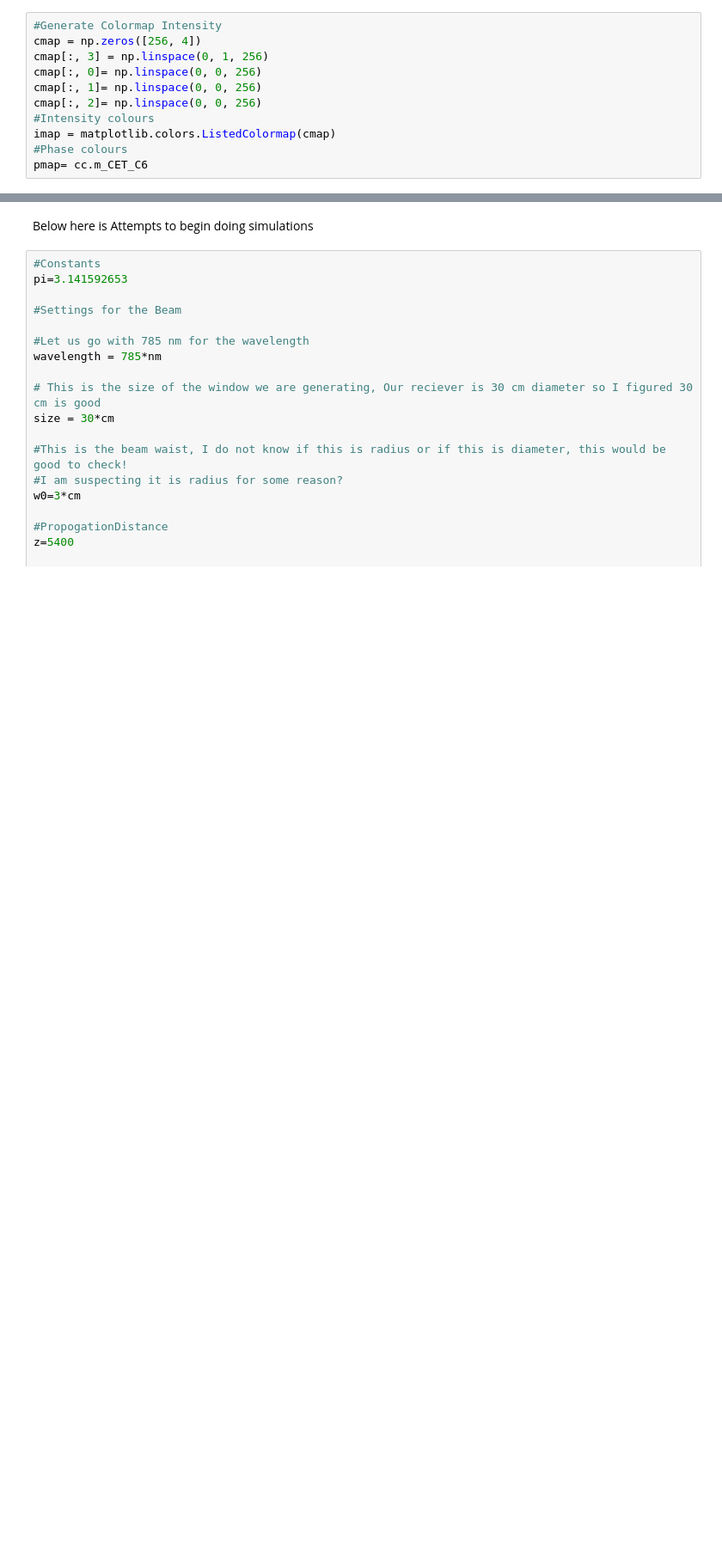
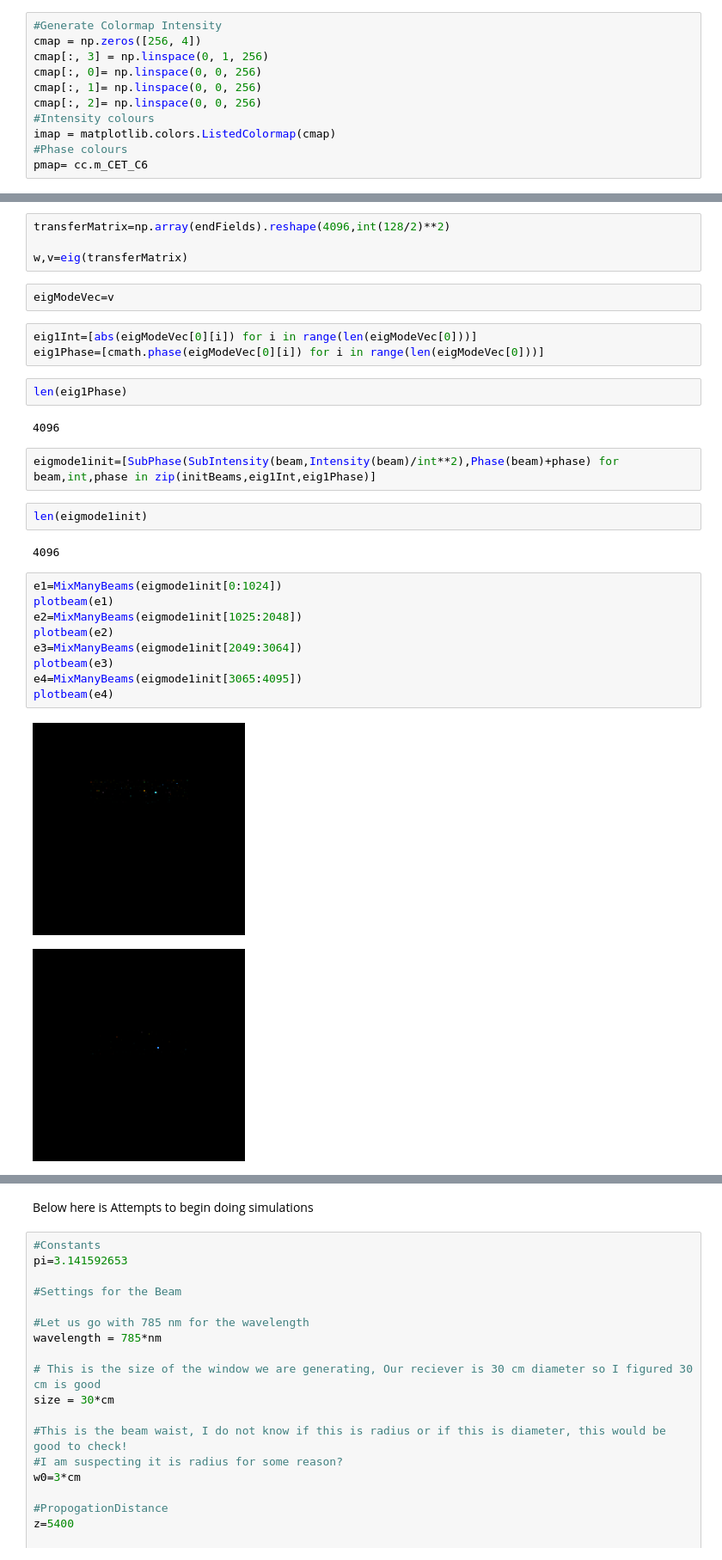
Before and after one commit to LukasScarfe/MultiplaneTurb, a Jupyter notebook: Lukas_Workspace.ipynb, the cells around one changed output, grey strips where cells are left out. Shown: that part at 86% size. Drawn from its saved outputs; the diff is of its cells as text; blank space fills up the shorter version.

Commit message:
So many updates to my own code

```diff
--- a/Lukas_Workspace.ipynb
+++ b/Lukas_Workspace.ipynb
@@ -302,0 +308,31 @@ plt.show()
+# %%
+transferMatrix=np.array(endFields).reshape(4096,int(128/2)**2)
+
+w,v=eig(transferMatrix)
+# %%
+eigModeVec=v
+# %%
+eig1Int=[abs(eigModeVec[0][i]) for i in range(len(eigModeVec[0]))]
+eig1Phase=[cmath.phase(eigModeVec[0][i]) for i in range(len(eigModeVec[0]))]
+# %%
+len(eig1Phase)
+# %% [output]
+4096
+# %%
+eigmode1init=[SubPhase(SubIntensity(beam,Intensity(beam)/int**2),Phase(beam)+phase) for beam,int,phase in zip(initBeams,eig1Int,eig1Phase)]
+# %%
+len(eigmode1init)
+# %% [output]
+4096
+# %%
+e1=MixManyBeams(eigmode1init[0:1024])
+plotbeam(e1)
+e2=MixManyBeams(eigmode1init[1025:2048])
+plotbeam(e2)
+e3=MixManyBeams(eigmode1init[2049:3064])
+plotbeam(e3)
+e4=MixManyBeams(eigmode1init[3065:4095])
+plotbeam(e4)
+# %% [output]
+[figure, added]
+[figure, added]
```
Also changed, not shown: parts of 55 cells of this notebook.
